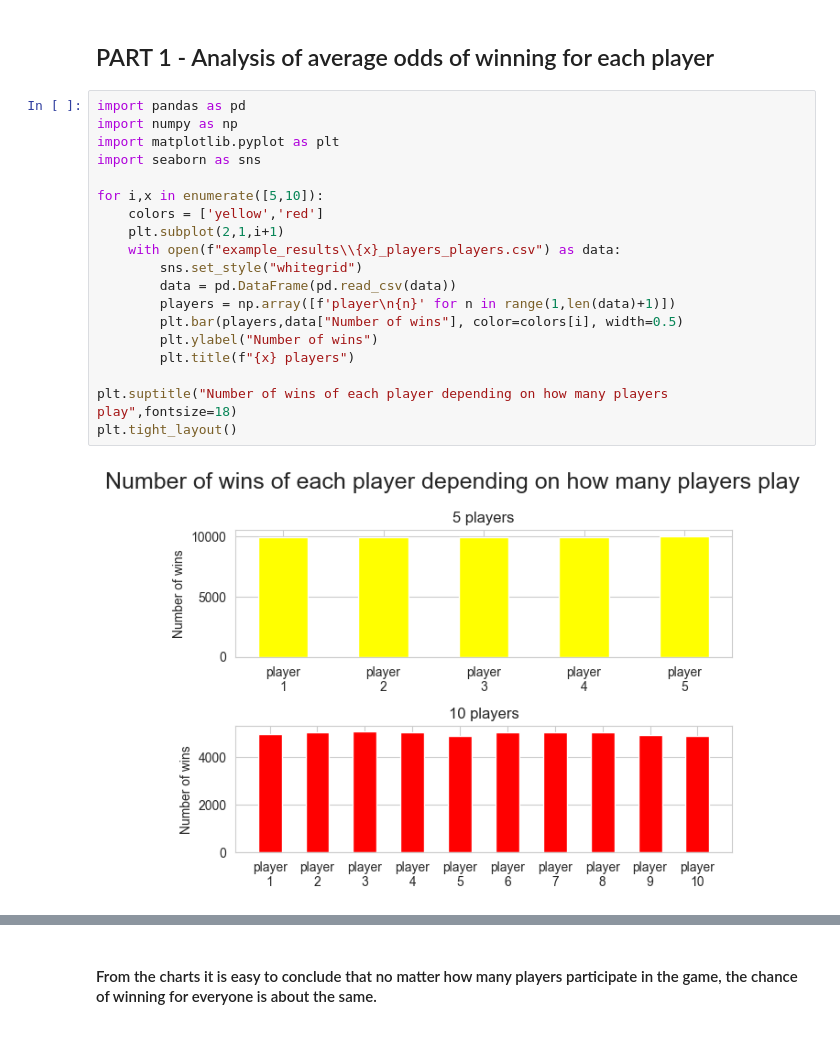
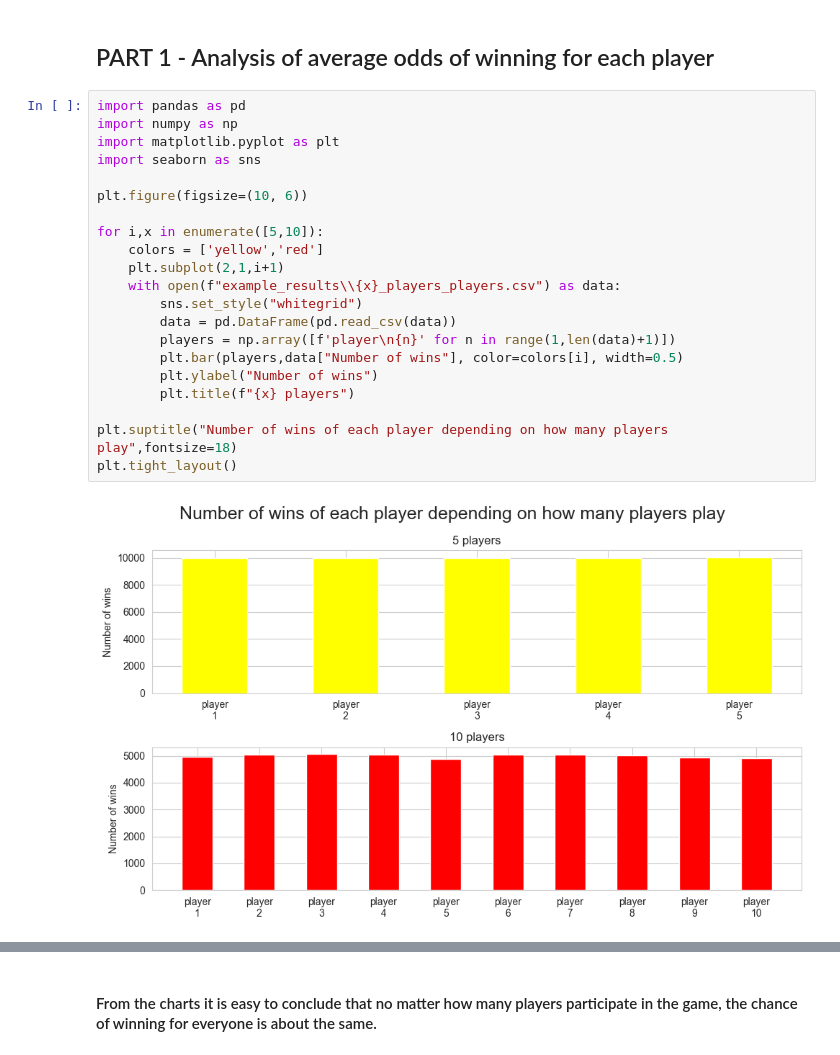
Before and after one commit to AntoniPoszkuta/poker_stats, a Jupyter notebook: wykresy.ipynb, the cells around one changed output, grey strips where cells are left out. Saved outputs shown, nothing was run; the diff lists cells and outputs as text.

```diff
--- a/wykresy.ipynb
+++ b/wykresy.ipynb
@@ -7,22 +7,24 @@
 # %%
 import pandas as pd
 import numpy as np
 import matplotlib.pyplot as plt
 import seaborn as sns
+
+plt.figure(figsize=(10, 6))
 
 for i,x in enumerate([5,10]):
     colors = ['yellow','red']
     plt.subplot(2,1,i+1)
     with open(f"example_results\\{x}_players_players.csv") as data:
         sns.set_style("whitegrid")
         data = pd.DataFrame(pd.read_csv(data))
         players = np.array([f'player\n{n}' for n in range(1,len(data)+1)])
         plt.bar(players,data["Number of wins"], color=colors[i], width=0.5)
         plt.ylabel("Number of wins")
         plt.title(f"{x} players")
 
 plt.suptitle("Number of wins of each player depending on how many players play",fontsize=18)
 plt.tight_layout()
 # %% [output]
-[figure, old version]
+[figure, new version]
 # %%
```
Also changed, not shown: parts of 14 cells of this notebook.
